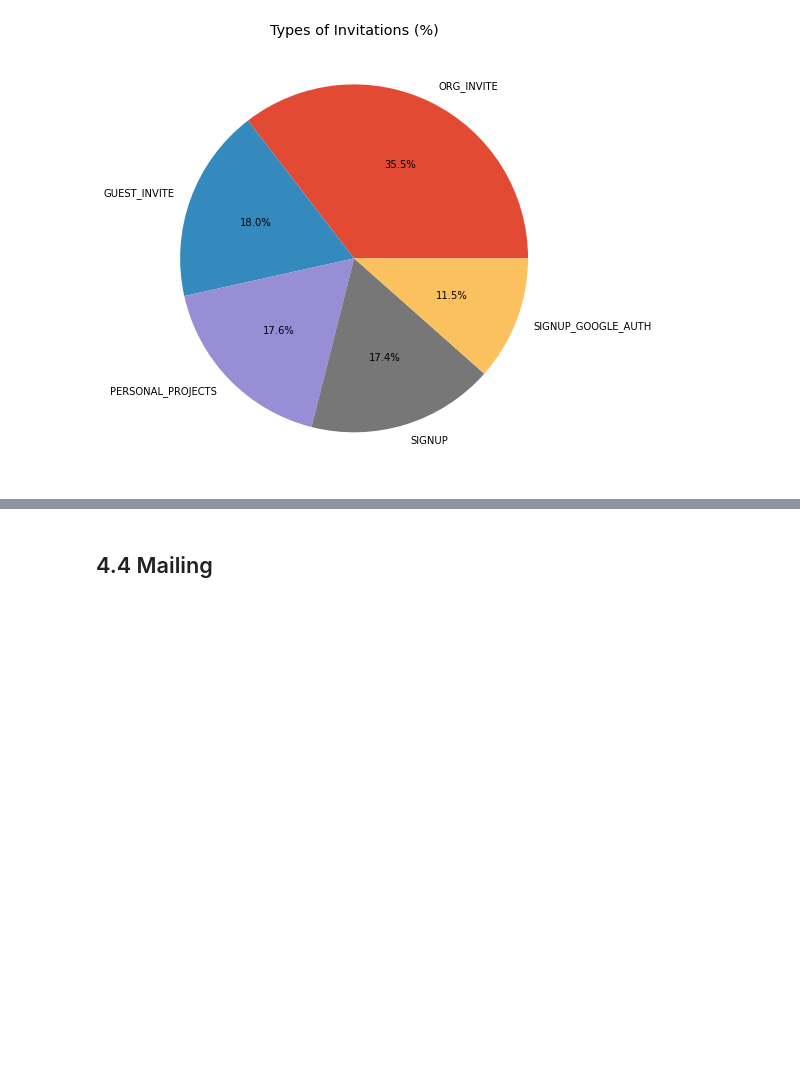
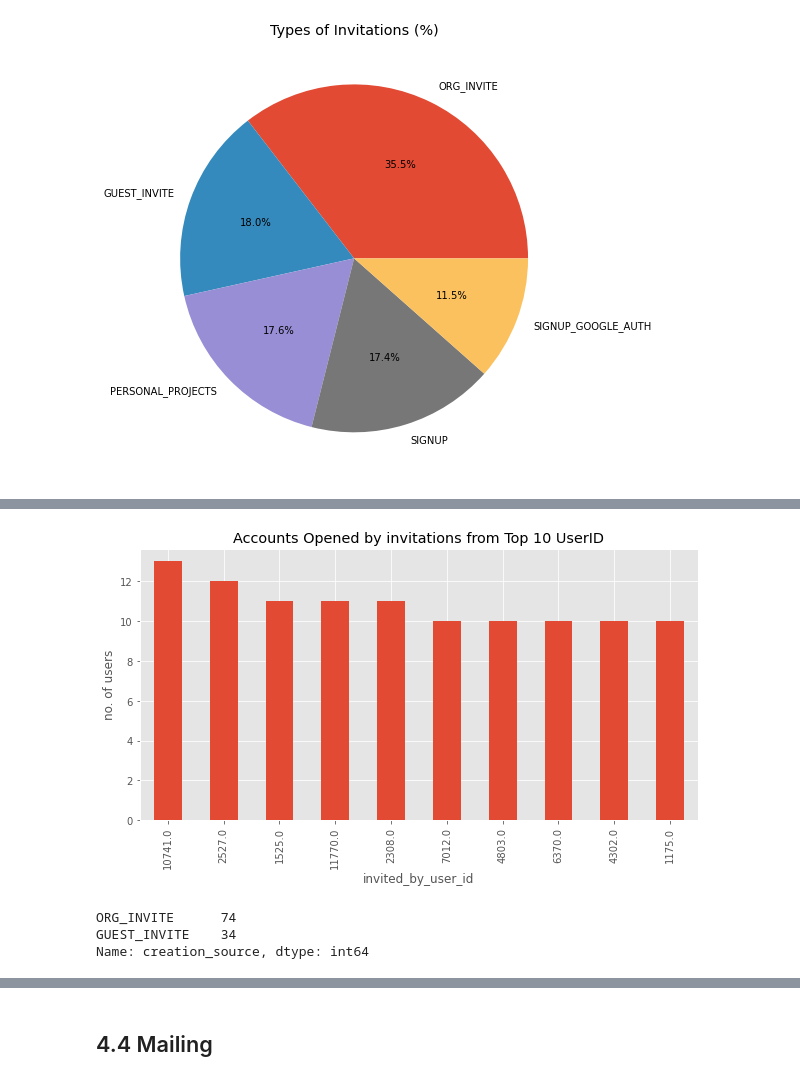
Before and after one commit to Jeyramana/GUVI_Assignments, a Jupyter notebook: Assignment_3/user.ipynb, the cells around one changed output, grey strips where cells are left out. Drawn from its saved outputs; the diff is of its cells as text; code cells hidden in the pictures; blank space fills up the shorter version.

Commit message:
Invitation done

```diff
--- a/Assignment_3/user.ipynb
+++ b/Assignment_3/user.ipynb
@@ -727,0 +744,15 @@ plt.show()
+# %%
+plt.figure(figsize=(10, 5))
+df1.invited_by_user_id.value_counts().head(10).plot(kind='bar', xlabel='invited_by_user_id', ylabel='no. of users')
+plt.title('Accounts Opened by invitations from Top 10 UserID')
+plt.show()
+# %% [output]
+[figure, added]
+# %%
+# Top UserID invitation account creation source are
+id = df1.invited_by_user_id.value_counts().head(10).index
+df1[df1.invited_by_user_id.isin(id)].creation_source.value_counts()
+# %% [output]
+ORG_INVITE      74
+GUEST_INVITE    34
+Name: creation_source, dtype: int64
```
Also changed, not shown: parts of 5 cells of this notebook.
